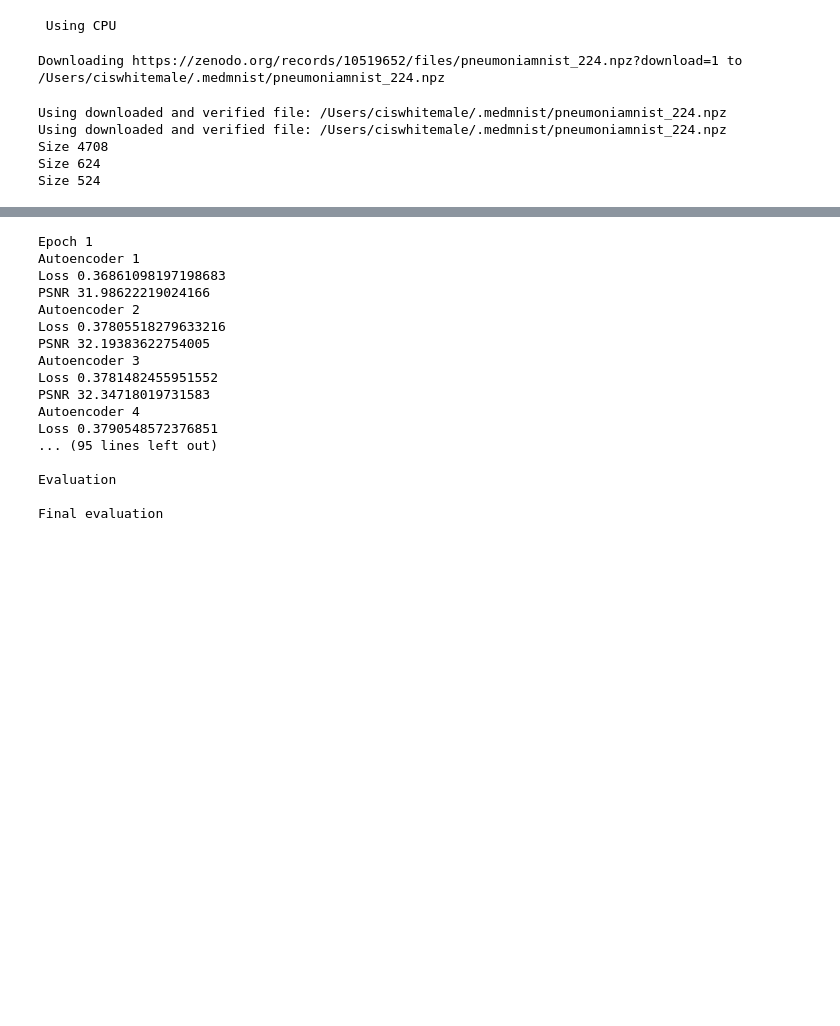
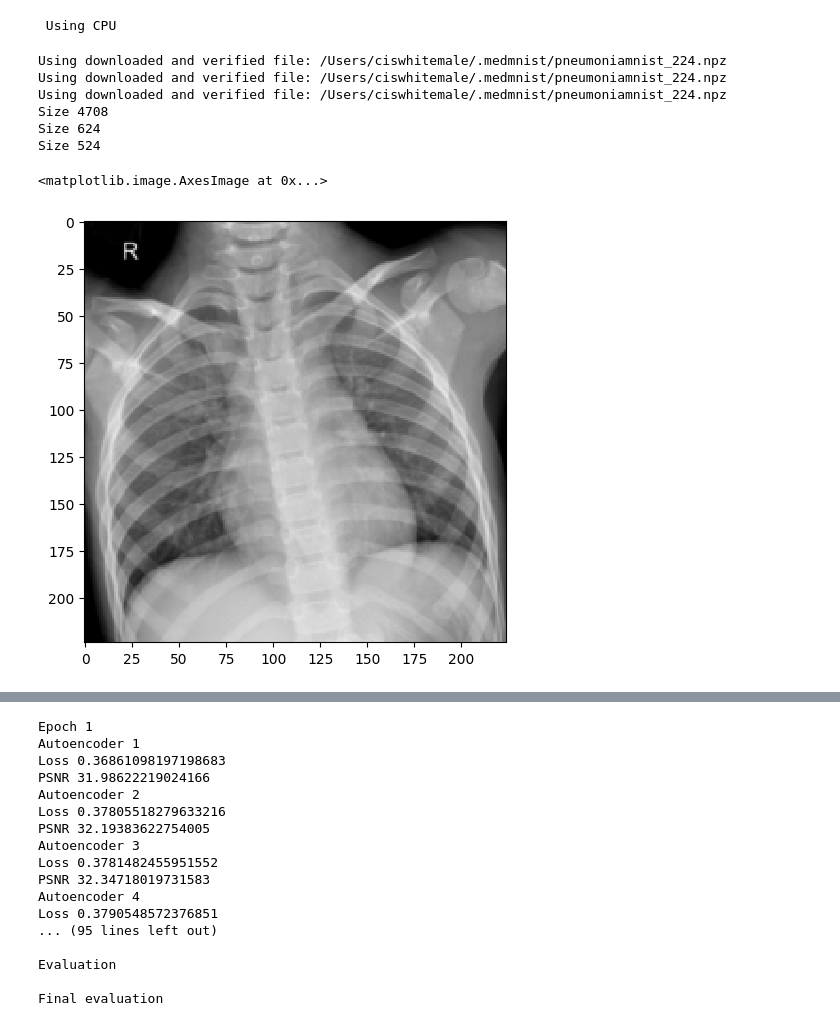
Before and after one commit to Christofferfuglkjaer/AUBachelor25, a Jupyter notebook: Kode/Klods AE made in pytorch.ipynb, the cells around one changed output, grey strips where cells are left out. Saved outputs shown, nothing was run; the diff lists cells and outputs as text; code cells hidden in the pictures; blank space fills up the shorter version.

```diff
--- a/Kode/Klods AE made in pytorch.ipynb
+++ b/Kode/Klods AE made in pytorch.ipynb
@@ -68,8 +65,8 @@ def get_loader(dataset, random):
 
         return _collate_fn(data)
 # %%
-def generate_noise(data, noise_factor = 0.2):
-    data += noise_factor * np.random.normal(size=data.shape)
+def generate_noise(data, noise_factor = 0.08):
+    data += noise_factor * (np.random.normal(size=data.shape) + np.random.poisson(data) / 255)
     data = np.clip(data, 0., 1.)
     return data
 # %%
@@ -77,7 +74,7 @@ def even_data(split):
     min_size = min([len(data) for data in split])
     return [data[:min_size] for data in split]
 # %%
-def split_data(data, n, noise_factor = 0.1):
+def split_data(data, n, noise_factor = 0.08):
     m = len(data)
     data_copy = copy.deepcopy(data)
     clean_split = []
@@ -107,13 +104,20 @@ val = PneumoniaMNIST(split="val", download=True, size=224)
 train_loader = get_loader(train, random=True)
 test_loader = get_loader(test, random=True)
 
-val_loader = get_loader(val, random=True)
+val_loader = get_loader(val, random=False)
 
 val_clean, val_noisy = split_data(val_loader, 1)
 # %% [output]
-Downloading https://zenodo.org/records/10519652/files/pneumoniamnist_224.npz?download=1 to /Users/ciswhitemale/.medmnist/pneumoniamnist_224.npz
+Using downloaded and verified file: /Users/ciswhitemale/.medmnist/pneumoniamnist_224.npz
+Using downloaded and verified file: /Users/ciswhitemale/.medmnist/pneumoniamnist_224.npz
+Using downloaded and verified file: /Users/ciswhitemale/.medmnist/pneumoniamnist_224.npz
+Size 4708
+Size 624
+Size 524
-Using downloaded and verified file: /Users/ciswhitemale/.medmnist/pneumoniamnist_224.npz
-Using downloaded and verified file: /Users/ciswhitemale/.medmnist/pneumoniamnist_224.npz
-Size 4708
-Size 624
-Size 524
+# %%
+val_clean, val_noisy = split_data(val_loader, 1)
+# %%
+imshow(val_clean[0][1][0].cpu().numpy())
+# %% [output]
+<matplotlib.image.AxesImage at 0x...>
+[figure, added]
```
Also changed, not shown: parts of 2 cells of this notebook, 2 other files.
